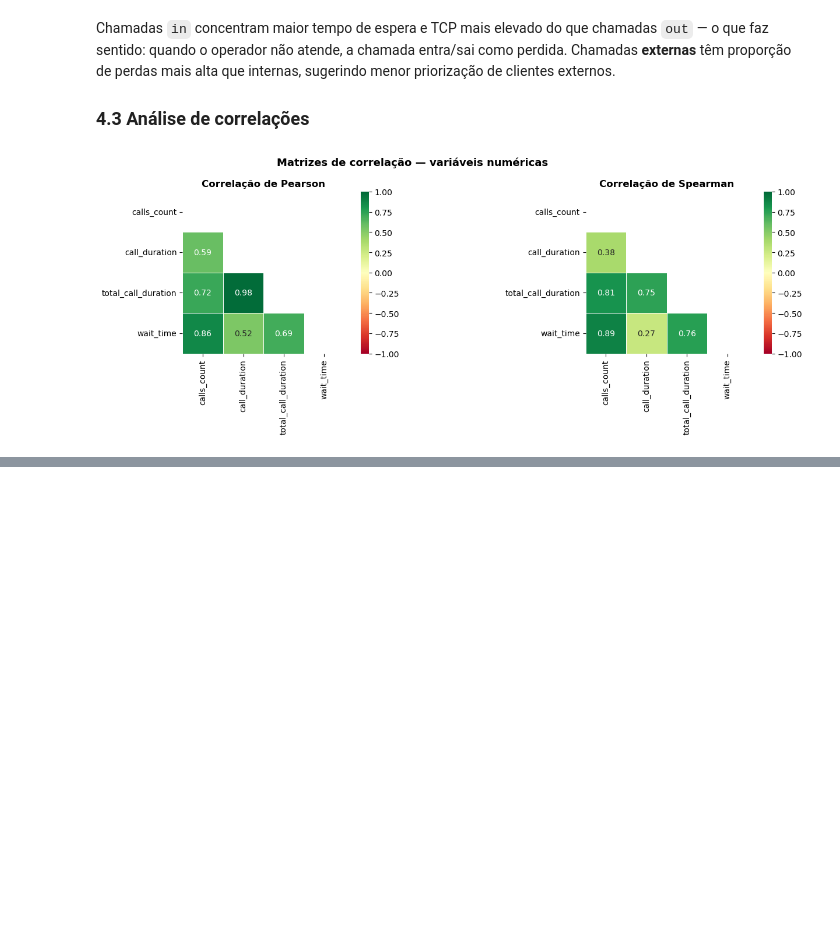
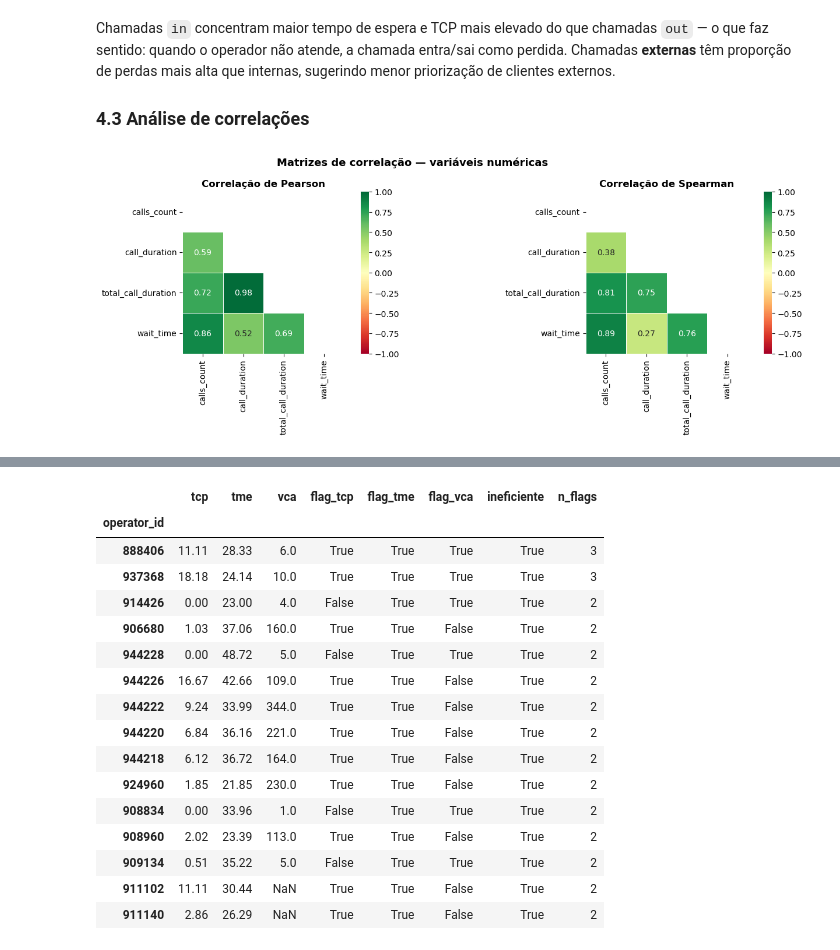
Before and after one commit to raimirsilva/DA-curse-final-project, a Jupyter notebook: notebook/Implementation.ipynb, the cells around one changed output, grey strips where cells are left out. Saved outputs shown, nothing was run; the diff lists cells and outputs as text; code cells hidden in the pictures; blank space fills up the shorter version.

```diff
--- a/notebook/Implementation.ipynb
+++ b/notebook/Implementation.ipynb
@@ -867,0 +1005,19 @@ plt.show()
+# %%
+# Filtramos apenas chamadas de saída — VCA não se aplica a operadores que só recebem chamadas
+out_calls = df_calls[df_calls['direction'] == 'out'].copy()  # out_calls: registros de chamadas de saída
+
+# Somamos calls_count por operador para obter o volume total de chamadas ativas no período
+vca_df = (
+    out_calls
+    .groupby('operator_id')['calls_count']  # agrupa por operador
+    .sum()                                   # soma o total de chamadas de saída realizadas
+    .rename('vca')                           # vca: Volume de Chamadas Ativas por operador
+    .to_frame()
+)
+
+# Estatísticas descritivas do VCA entre os operadores de saída
+display(vca_df['vca'].describe().round(2).rename('VCA').to_frame())
+
+# Top 10 operadores com menor VCA — candidatos a ineficientes por baixa produtividade de saída
+print('\nTop 10 operadores com menor VCA (baixa produtividade):')
+display(vca_df['vca'].sort_values(ascending=True).head(10).rename('VCA').to_frame())
@@ -867,0 +1061,58 @@ plt.show()
+# %%
+# Unimos os três KPIs em um único DataFrame indexado por operator_id
+# outer join: mantém operadores que aparecem em apenas um dos grupos
+# (ex.: operadores exclusivamente de entrada não terão VCA e vice-versa)
+kpi_df = tcp_df[['tcp']].join(tme_df[['tme']], how='outer').join(vca_df[['vca']], how='outer')
+
+# Calculamos os limiares percentílicos — NaN são ignorados automaticamente pelo quantile()
+tcp_p75 = kpi_df['tcp'].quantile(0.75)  # tcp_p75: percentil 75 do TCP — limiar de ineficiência
+tme_p75 = kpi_df['tme'].quantile(0.75)  # tme_p75: percentil 75 do TME — limiar de ineficiência
+vca_p25 = kpi_df['vca'].quantile(0.25)  # vca_p25: percentil 25 do VCA — abaixo = ineficiente
+
+display(pd.DataFrame(
+    {'limiar': [f'{tcp_p75:.2f}%', f'{tme_p75:.2f}s', f'{vca_p25:.0f} chamadas']},
+    index=['TCP P75', 'TME P75', 'VCA P25']
+))
+
+# Criamos flags booleanos para cada critério de ineficiência
+# notna() garante que operadores sem dados naquele KPI não sejam erroneamente sinalizados
+kpi_df['flag_tcp'] = kpi_df['tcp'].notna() & (kpi_df['tcp'] > tcp_p75)  # flag_tcp: TCP acima do P75
+kpi_df['flag_tme'] = kpi_df['tme'].notna() & (kpi_df['tme'] > tme_p75)  # flag_tme: TME acima do P75
+kpi_df['flag_vca'] = kpi_df['vca'].notna() & (kpi_df['vca'] < vca_p25)  # flag_vca: VCA abaixo do P25
+
+# ineficiente: True se o operador ultrapassou o limiar em pelo menos um dos KPIs aplicáveis
+kpi_df['ineficiente'] = kpi_df['flag_tcp'] | kpi_df['flag_tme'] | kpi_df['flag_vca']
+
+# n_flags: número de critérios de ineficiência violados — útil para priorizar intervenções
+kpi_df['n_flags'] = kpi_df[['flag_tcp', 'flag_tme', 'flag_vca']].sum(axis=1)
+
+# Resumo de operadores sinalizados por critério
+n_total = len(kpi_df)
+summary = pd.DataFrame(
+    {
+        'operadores sinalizados': [
+            int(kpi_df['flag_tcp'].sum()),
+            int(kpi_df['flag_tme'].sum()),
+            int(kpi_df['flag_vca'].sum()),
+            int(kpi_df['ineficiente'].sum())
+        ],
+        '% do total': [
+            f"{kpi_df['flag_tcp'].sum() / n_total * 100:.1f}%",
+            f"{kpi_df['flag_tme'].sum() / n_total * 100:.1f}%",
+            f"{kpi_df['flag_vca'].sum() / n_total * 100:.1f}%",
+            f"{kpi_df['ineficiente'].sum() / n_total * 100:.1f}%"
+        ]
+    },
+    index=['TCP > P75', 'TME > P75', 'VCA < P25', 'Total ineficientes (≥ 1 critério)']
+)
+display(summary)
+
+# Exibimos os operadores ineficientes com mais critérios violados — maior prioridade de ação
+print('\nIneficientes com maior número de critérios violados:')
+display(
+    kpi_df[kpi_df['ineficiente']]
+    .sort_values('n_flags', ascending=False)
+    .head(15)
+    .round(2)
+)
+# %% [output]
@@ -867,0 +1129,17 @@ plt.show()
+|  | tcp | tme | vca | flag_tcp | flag_tme | flag_vca | ineficiente | n_flags |
+| operator_id |  |  |  |  |  |  |  |  |
+| 888406 | 11.11 | 28.33 | 6.0 | True | True | True | True | 3 |
+| 937368 | 18.18 | 24.14 | 10.0 | True | True | True | True | 3 |
+| 914426 | 0.00 | 23.00 | 4.0 | False | True | True | True | 2 |
+| 906680 | 1.03 | 37.06 | 160.0 | True | True | False | True | 2 |
+| 944228 | 0.00 | 48.72 | 5.0 | False | True | True | True | 2 |
+| 944226 | 16.67 | 42.66 | 109.0 | True | True | False | True | 2 |
+| 944222 | 9.24 | 33.99 | 344.0 | True | True | False | True | 2 |
+| 944220 | 6.84 | 36.16 | 221.0 | True | True | False | True | 2 |
+| 944218 | 6.12 | 36.72 | 164.0 | True | True | False | True | 2 |
+| 924960 | 1.85 | 21.85 | 230.0 | True | True | False | True | 2 |
+| 908834 | 0.00 | 33.96 | 1.0 | False | True | True | True | 2 |
+| 908960 | 2.02 | 23.39 | 113.0 | True | True | False | True | 2 |
+| 909134 | 0.51 | 35.22 | 5.0 | False | True | True | True | 2 |
+| 911102 | 11.11 | 30.44 | NaN | True | True | False | True | 2 |
+| 911140 | 2.86 | 26.29 | NaN | True | True | False | True | 2 |
```
Also changed, not shown: parts of 30 cells of this notebook.
